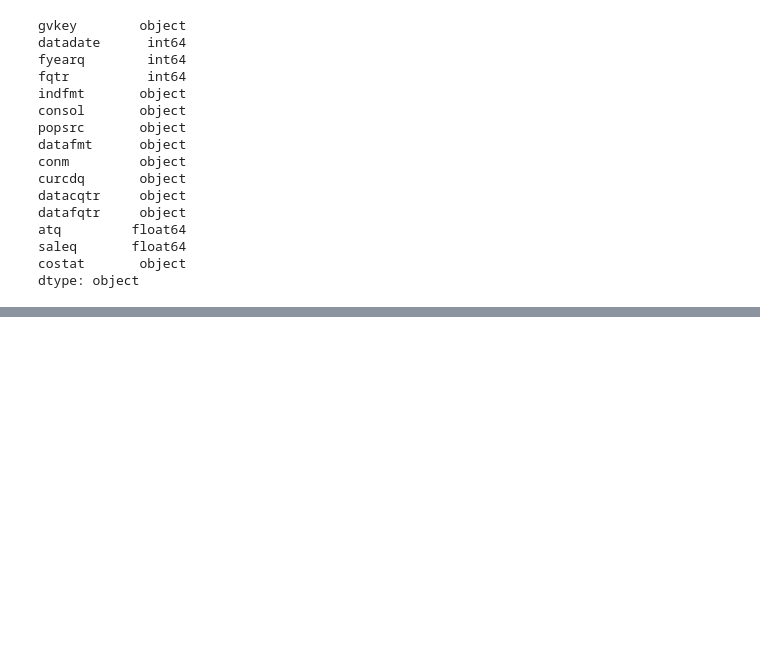
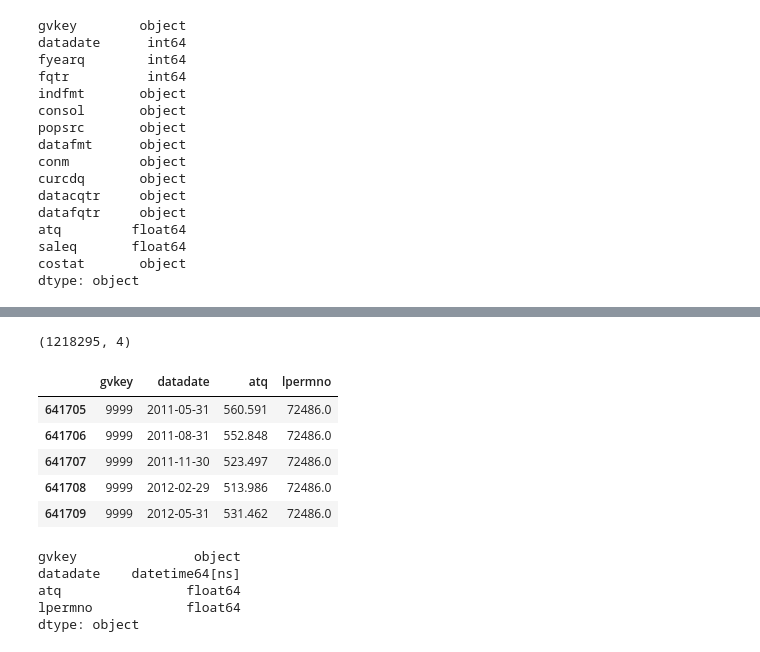
Before and after one commit to Sherry2Wei/QTFinal, a Jupyter notebook: table.ipynb, the cells around one changed output, grey strips where cells are left out. Cells and saved outputs as stored; diff of their text form; code cells hidden in the pictures; blank space fills up the shorter version.

```diff
--- a/table.ipynb
+++ b/table.ipynb
@@ -301,0 +322,2 @@ linkTable.head()
+# %%
+linkTable['gvkey'] = linkTable.gvkey.astype('str')
@@ -302,2 +328,2 @@ linkTable.head()
 # %%
-atq_permno = pd.merge(atq[['gvkey','datadate','atq']],linkTable[['gvkey','lpermno']],on = 'gvkey',how = 'left')
+atq_permno = atq[['gvkey','datadate','atq']].merge(linkTable[['gvkey','lpermno']],on = 'gvkey',how = 'left')
@@ -303,0 +335,2 @@ atq_permno = pd.merge(atq[['gvkey','datadate','atq']],linkTable[['gvkey','lpermn
+# %%
+atq_permno.dropna(subset = ['atq'],inplace = True)
@@ -304,3 +357,14 @@ atq_permno = pd.merge(atq[['gvkey','datadate','atq']],linkTable[['gvkey','lpermn
+# %%
+atq_permno.shape
+# %% [output]
+(1218295, 4)
 # %%
-fundamental_permno.sort_values(['gvkey','datadate']).tail()
+atq_permno.sort_values(['gvkey','datadate']).tail()
+# %% [output]
+|  | gvkey | datadate | atq | lpermno |
+| 641705 | 9999 | 2011-05-31 | 560.591 | 72486.0 |
+| 641706 | 9999 | 2011-08-31 | 552.848 | 72486.0 |
+| 641707 | 9999 | 2011-11-30 | 523.497 | 72486.0 |
+| 641708 | 9999 | 2012-02-29 | 513.986 | 72486.0 |
+| 641709 | 9999 | 2012-05-31 | 531.462 | 72486.0 |
 # %%
@@ -310,2 +373,8 @@ fundamental_permno.dropna(subset = ['atq'],inplace = True)
 # %%
-fundamental_permno.dtypes
+atq_permno.dtypes
+# %% [output]
+gvkey               object
+datadate    datetime64[ns]
+atq                float64
+lpermno            float64
+dtype: object
```
Also changed, not shown: parts of 28 cells of this notebook.
